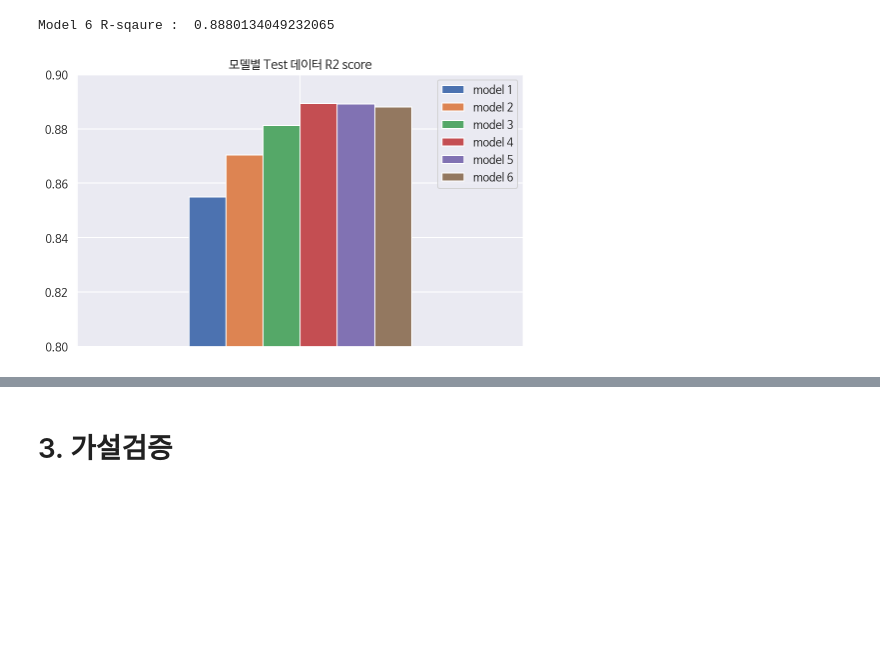
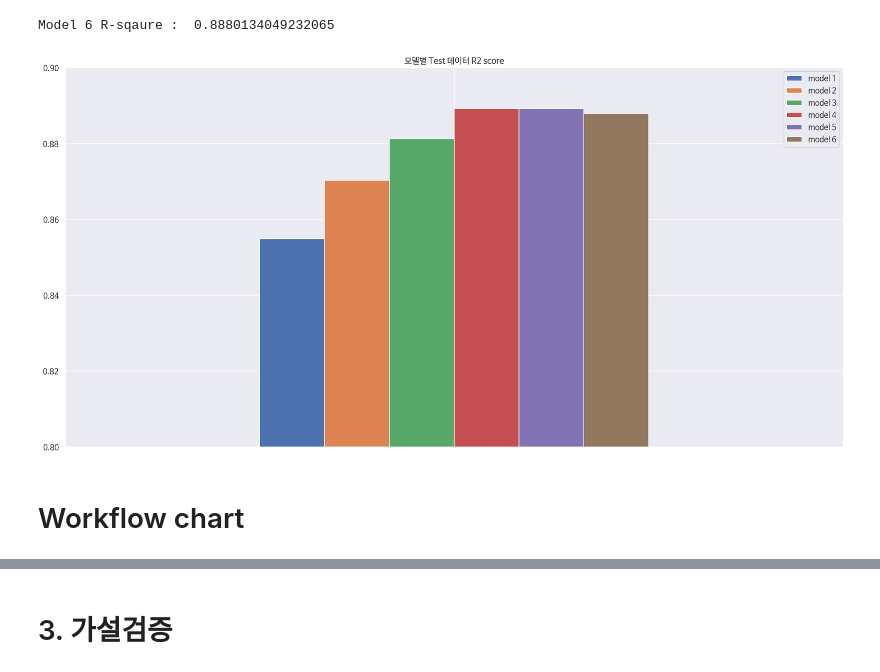
Before and after one commit to HowardHowonYu/Usedcar_regression_project, a Jupyter notebook: howard/used_car_regression_final.ipynb, the cells around one changed output, grey strips where cells are left out. Saved outputs shown, nothing was run; the diff lists cells and outputs as text; code cells hidden in the pictures; blank space fills up the shorter version.

```diff
--- a/howard/used_car_regression_final.ipynb
+++ b/howard/used_car_regression_final.ipynb
@@ -1517,15 +1534,17 @@ final_result = {
     "model 6": model_6_test_r2,
 }
 # %%
-pd.DataFrame(final_result,index=[0]).plot.bar()
+pd.DataFrame(final_result,index=[0]).plot.bar(figsize=(20,10))
 plt.ylim(0.8,0.9)
 plt.title('모델별 Test 데이터 R2 score')
 plt.tick_params(
     axis='x',          # changes apply to the x-axis
     which='both',      # both major and minor ticks are affected
     bottom=False,      # ticks along the bottom Edge are off
     top=False,         # ticks along the top Edge are off
     labelbottom=False) # labels along the bottom Edge are off
 plt.show()
 # %% [output]
-[figure, old version]
+[figure, new version]
+# %% [markdown]
+# Workflow chart
```
Also changed, not shown: parts of 25 cells of this notebook, 5 other files.
